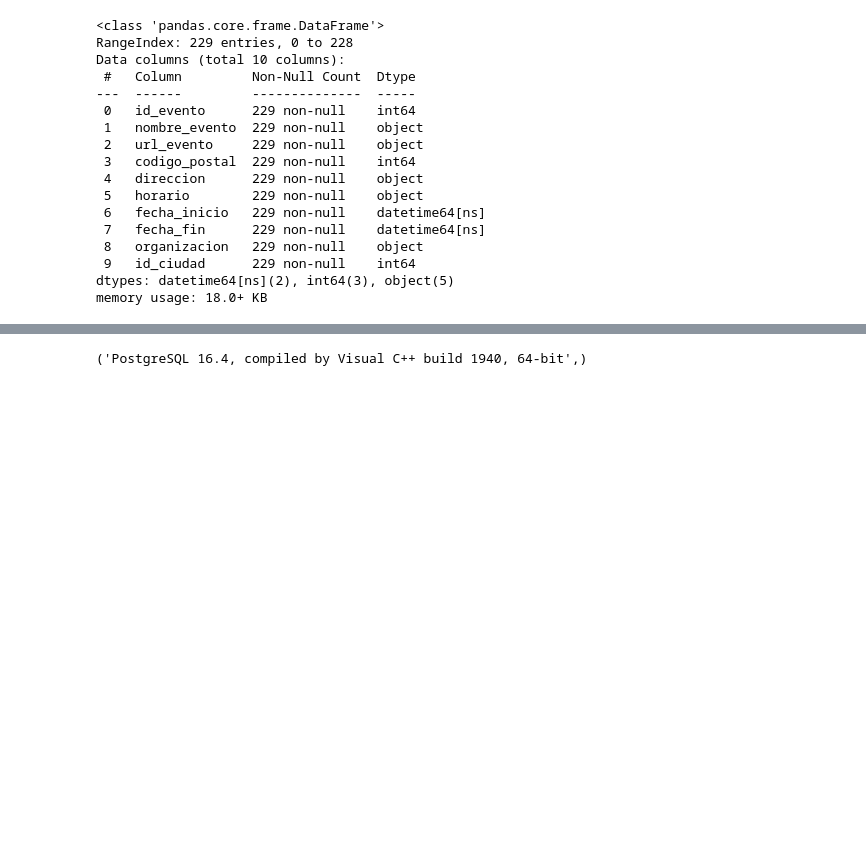
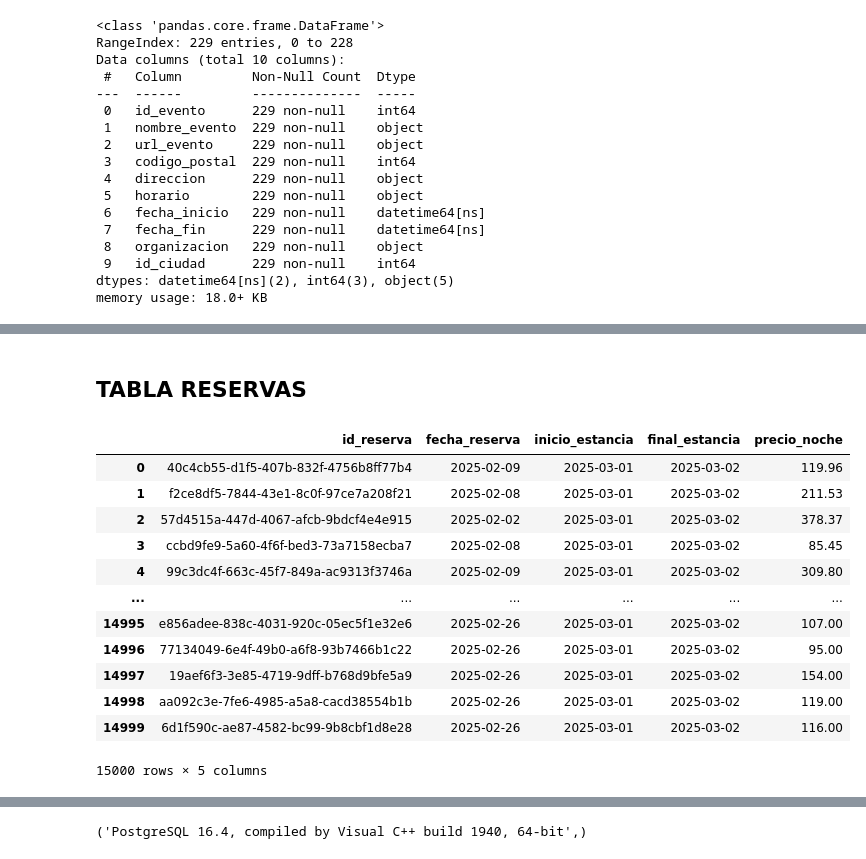
Before and after one commit to Vic4s/ETL_Hoteles, a Jupyter notebook: notebooks/BBDD.ipynb, the cells around one changed output, grey strips where cells are left out. Drawn from its saved outputs; the diff is of its cells as text; code cells hidden in the pictures; blank space fills up the shorter version.

```diff
--- a/notebooks/BBDD.ipynb
+++ b/notebooks/BBDD.ipynb
@@ -102,0 +200,19 @@ memory usage: 18.0+ KB
+# %% [markdown]
+## TABLA RESERVAS
+# %%
+df_table_reservas = df_hoteles[["id_reserva", "fecha_reserva", "inicio_estancia", "final_estancia", "precio_noche",]]
+df_table_reservas
+# %% [output]
+|  | id_reserva | fecha_reserva | inicio_estancia | final_estancia | precio_noche |
+| 0 | 40c4cb55-d1f5-407b-832f-4756b8ff77b4 | 2025-02-09 | 2025-03-01 | 2025-03-02 | 119.96 |
+| 1 | f2ce8df5-7844-43e1-8c0f-97ce7a208f21 | 2025-02-08 | 2025-03-01 | 2025-03-02 | 211.53 |
+| 2 | 57d4515a-447d-4067-afcb-9bdcf4e4e915 | 2025-02-02 | 2025-03-01 | 2025-03-02 | 378.37 |
+| 3 | ccbd9fe9-5a60-4f6f-bed3-73a7158ecba7 | 2025-02-08 | 2025-03-01 | 2025-03-02 | 85.45 |
+| 4 | 99c3dc4f-663c-45f7-849a-ac9313f3746a | 2025-02-09 | 2025-03-01 | 2025-03-02 | 309.80 |
+| ... | ... | ... | ... | ... | ... |
+| 14995 | e856adee-838c-4031-920c-05ec5f1e32e6 | 2025-02-26 | 2025-03-01 | 2025-03-02 | 107.00 |
+| 14996 | 77134049-6e4f-49b0-a6f8-93b7466b1c22 | 2025-02-26 | 2025-03-01 | 2025-03-02 | 95.00 |
+| 14997 | 19aef6f3-3e85-4719-9dff-b768d9bfe5a9 | 2025-02-26 | 2025-03-01 | 2025-03-02 | 154.00 |
+| 14998 | aa092c3e-7fe6-4985-a5a8-cacd38554b1b | 2025-02-26 | 2025-03-01 | 2025-03-02 | 119.00 |
+| 14999 | 6d1f590c-ae87-4582-bc99-9b8cbf1d8e28 | 2025-02-26 | 2025-03-01 | 2025-03-02 | 116.00 |
+15000 rows × 5 columns
```
Also changed, not shown: parts of 12 cells of this notebook.
